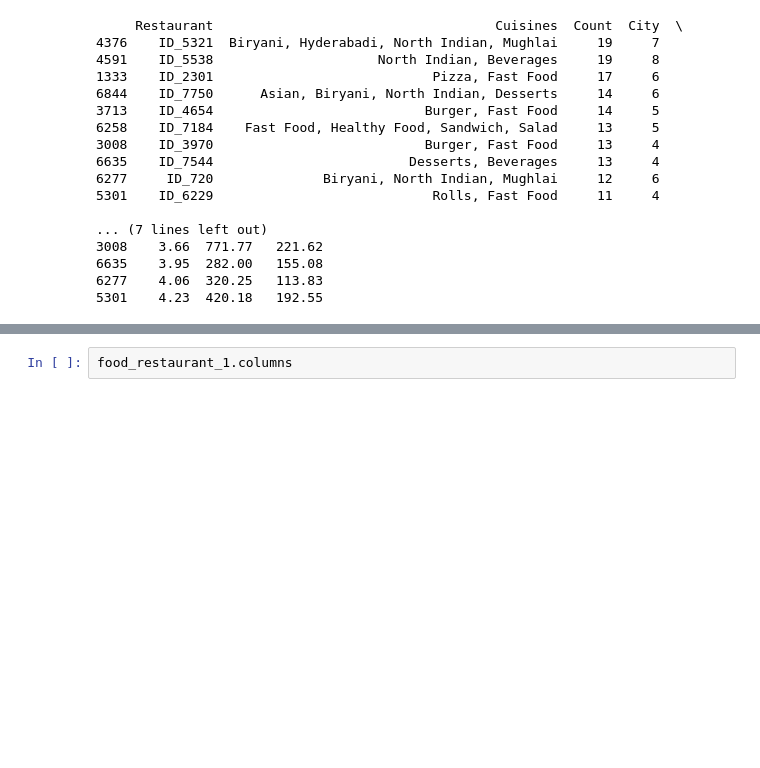
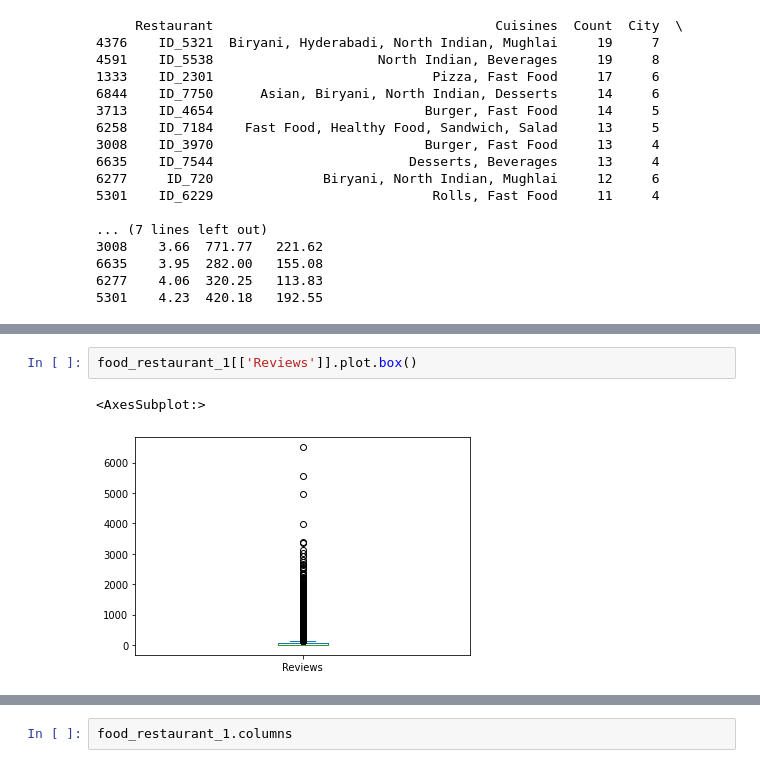
Before and after one commit to sreedevigattu/vizfood, a Jupyter notebook: food.ipynb, the cells around one changed output, grey strips where cells are left out. Cells and saved outputs as stored; diff of their text form; blank space fills up the shorter version.

```diff
--- a/food.ipynb
+++ b/food.ipynb
@@ -294,0 +324,5 @@ print(food_restaurant_1.sort_values(by='Count', ascending=False)[:10])
+# %%
+food_restaurant_1[['Reviews']].plot.box()
+# %% [output]
+<AxesSubplot:>
+[figure, added]
```
Also changed, not shown: parts of 34 cells of this notebook.
